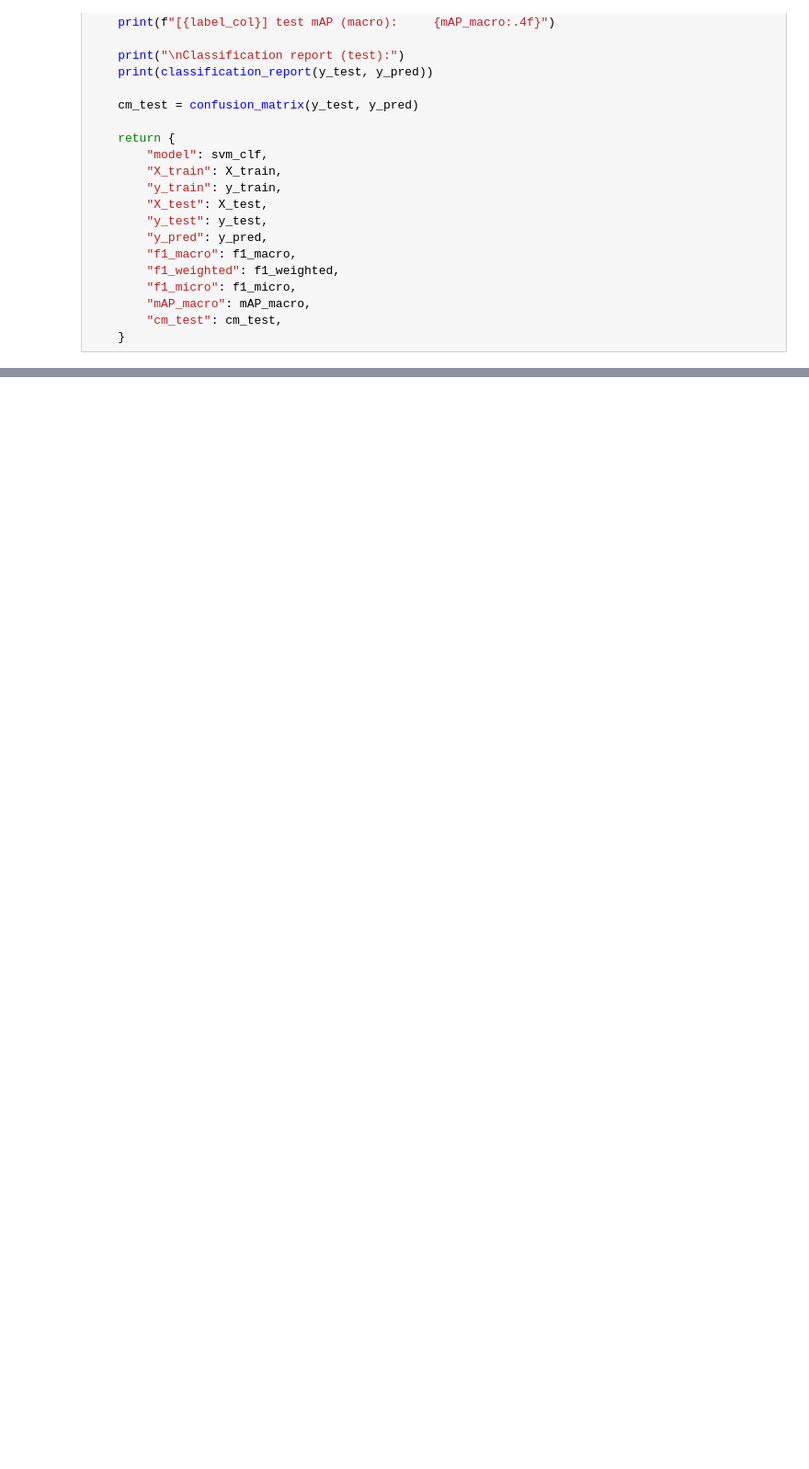
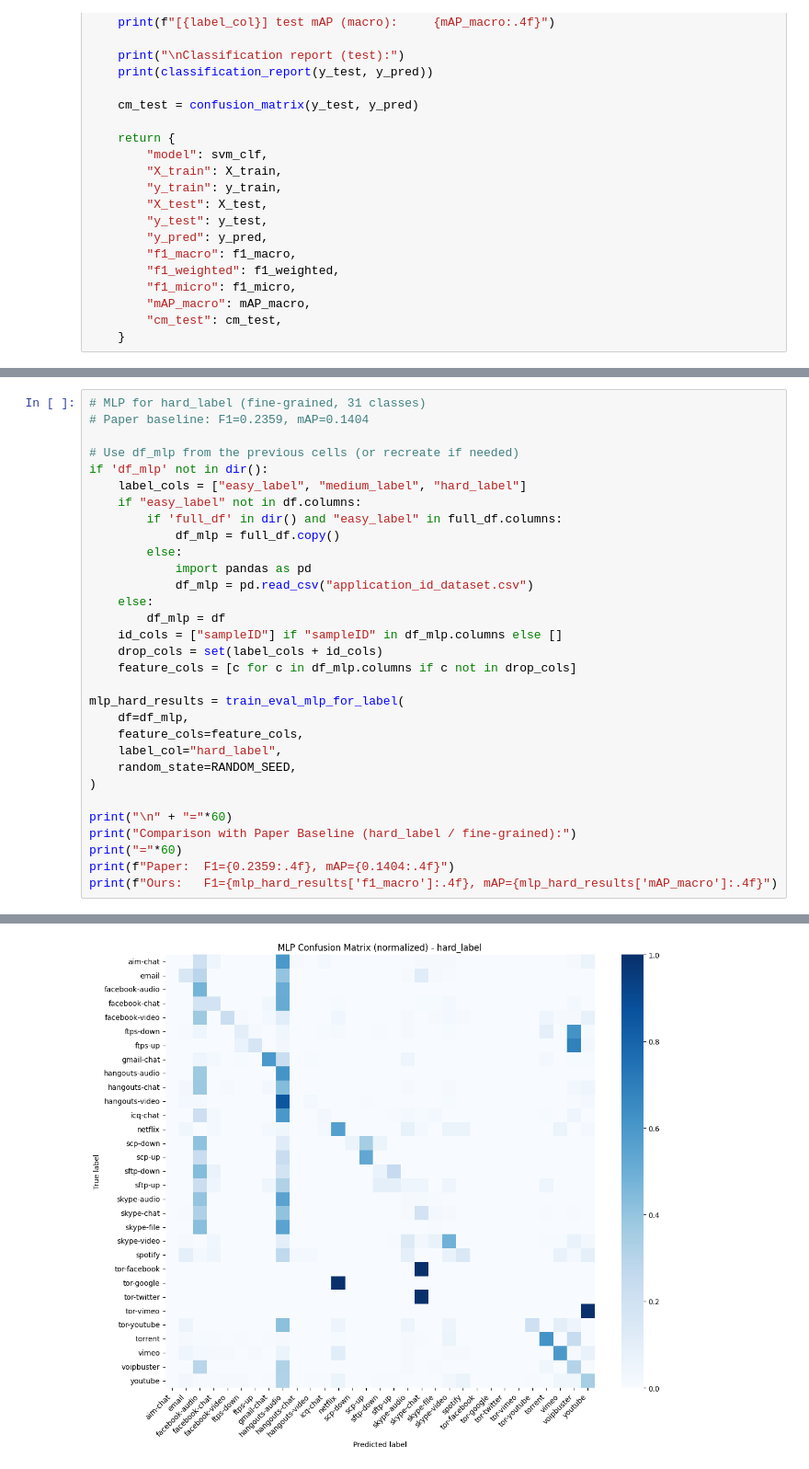
Before and after one commit to faizHilaly/ml_systems_final, a Jupyter notebook: final copy.ipynb, the cells around one changed output, grey strips where cells are left out. Shown at 92% size. Saved outputs shown, nothing was run; the diff lists cells and outputs as text; blank space fills up the shorter version.

```diff
--- a/final copy.ipynb
+++ b/final copy.ipynb
@@ -1673,0 +2179,32 @@ nprint_res_hard = train_eval_svm_for_label_nprint(nprint_df, feature_cols, "hard
+# %%
+# MLP for hard_label (fine-grained, 31 classes)
+# Paper baseline: F1=0.2359, mAP=0.1404
+
+# Use df_mlp from the previous cells (or recreate if needed)
+if 'df_mlp' not in dir():
+    label_cols = ["easy_label", "medium_label", "hard_label"]
+    if "easy_label" not in df.columns:
+        if 'full_df' in dir() and "easy_label" in full_df.columns:
+            df_mlp = full_df.copy()
+        else:
+            import pandas as pd
+            df_mlp = pd.read_csv("application_id_dataset.csv")
+    else:
+        df_mlp = df
+    id_cols = ["sampleID"] if "sampleID" in df_mlp.columns else []
+    drop_cols = set(label_cols + id_cols)
+    feature_cols = [c for c in df_mlp.columns if c not in drop_cols]
+
+mlp_hard_results = train_eval_mlp_for_label(
+    df=df_mlp,
+    feature_cols=feature_cols,
+    label_col="hard_label",
+    random_state=RANDOM_SEED,
+)
+
+print("\n" + "="*60)
+print("Comparison with Paper Baseline (hard_label / fine-grained):")
+print("="*60)
+print(f"Paper:  F1={0.2359:.4f}, mAP={0.1404:.4f}")
+print(f"Ours:   F1={mlp_hard_results['f1_macro']:.4f}, mAP={mlp_hard_results['mAP_macro']:.4f}")
+# %% [output]
@@ -1673,0 +2228 @@ nprint_res_hard = train_eval_svm_for_label_nprint(nprint_df, feature_cols, "hard
+[figure, added]
```
Also changed, not shown: parts of 19 cells of this notebook, 1 other file.
